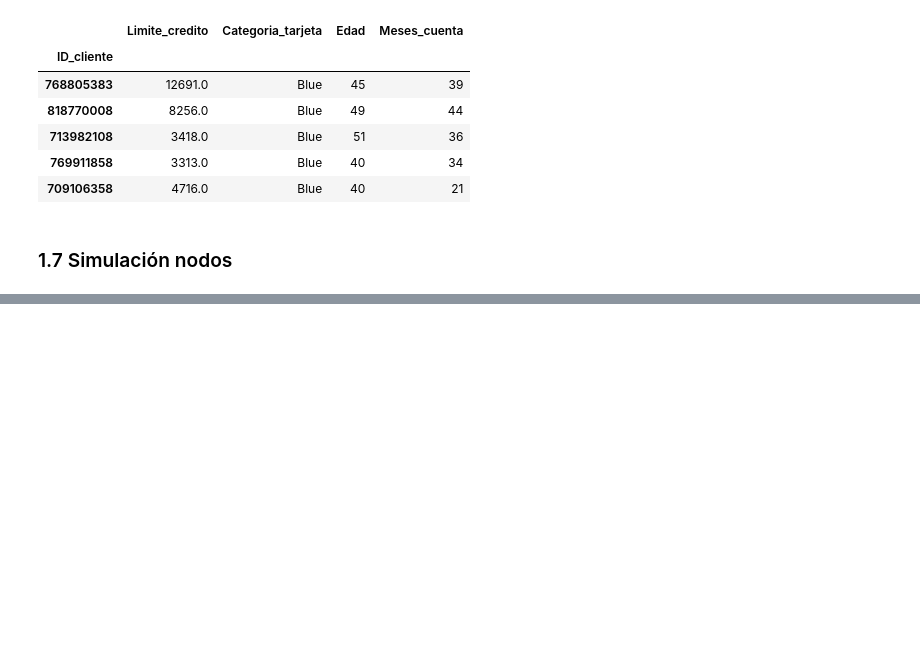
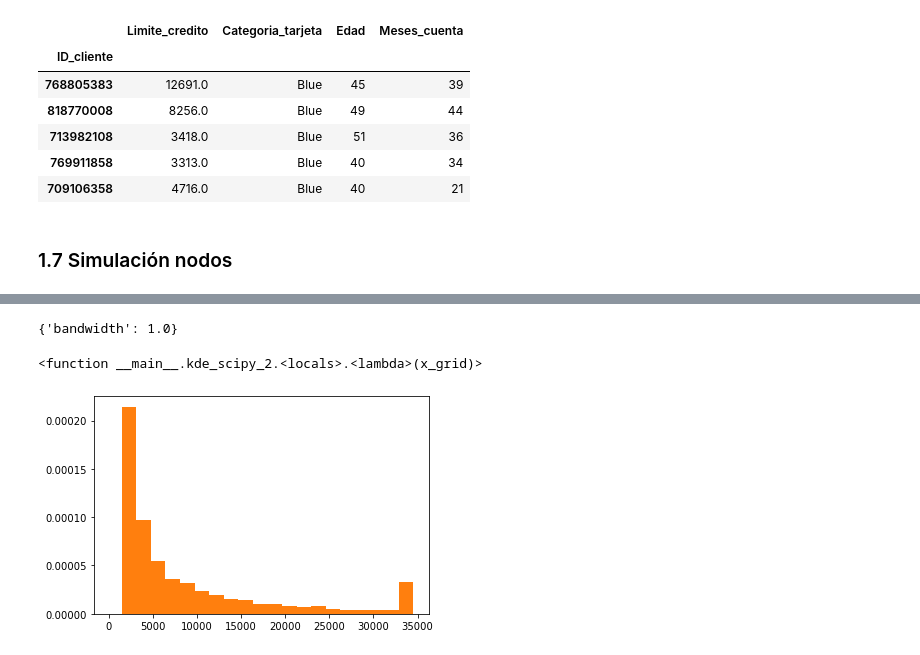
Before and after one commit to FridaHernandezL/ProyectoConjunto_Modulo2, a Jupyter notebook: ProyectoModulo2_Hernandez_Diaz.ipynb, the cells around one changed output, grey strips where cells are left out. Cells and saved outputs as stored; diff of their text form; code cells hidden in the pictures; blank space fills up the shorter version.

```diff
--- a/ProyectoModulo2_Hernandez_Diaz.ipynb
+++ b/ProyectoModulo2_Hernandez_Diaz.ipynb
@@ -119,0 +128,24 @@ data.head()
+# %%
+def kde_scipy_1(x,bandwidth=1, **kwargs):
+    """Kernel Density Estimation with Scipy"""
+    # Note that scipy weights its bandwidth by the covariance of the
+    # input data.  To make the results comparable to the other methods,
+    # we divide the bandwidth by the sample standard deviation here.
+    kde = gaussian_kde(x, bw_method=bandwidth / x.std(ddof=1), **kwargs)
+    return lambda x_grid: kde.evaluate(x_grid)
+
+def kde_scipy_2(x,bandwidth=0.1, **kwargs):
+    """Kernel Density Estimation with Scipy"""
+    # Note that scipy weights its bandwidth by the covariance of the
+    # input data.  To make the results comparable to the other methods,
+    # we divide the bandwidth by the sample standard deviation here.
+    kde = gaussian_kde(x, bw_method=bandwidth / x.std(ddof=1), **kwargs)
+    return lambda x_grid: kde.evaluate(x_grid)
+
+def kde_scipy_3(x,bandwidth=1, **kwargs):
+    """Kernel Density Estimation with Scipy"""
+    # Note that scipy weights its bandwidth by the covariance of the
+    # input data.  To make the results comparable to the other methods,
+    # we divide the bandwidth by the sample standard deviation here.
+    kde = gaussian_kde(x, bw_method=bandwidth / x.std(ddof=1), **kwargs)
+    return lambda x_grid: kde.evaluate(x_grid)
@@ -119,0 +214,22 @@ data.head()
+# %%
+from sklearn.model_selection import GridSearchCV
+grid = GridSearchCV(KernelDensity(),
+                    {'bandwidth': np.linspace(0.1, 1.0, 30)},
+                    cv=20) # 20-fold cross-validation
+grid.fit(np.array(limite)[:, None])
+print(grid.best_params_)
+# %% [output]
+{'bandwidth': 1.0}
+# %%
+limits = kde_scipy_2(data['Limite_credito'])
+limits
+# %% [output]
+<function __main__.kde_scipy_2.<locals>.<lambda>(x_grid)>
+# %%
+x_limite = np.arange(0.40,3.30,.10)
+plt.figure()
+plt.plot(x_limite,limits(x_limite))
+plt.hist(limite,bins = 20, density = True)
+plt.show()
+# %% [output]
+[figure, added]
```
Also changed, not shown: parts of 11 cells of this notebook.
